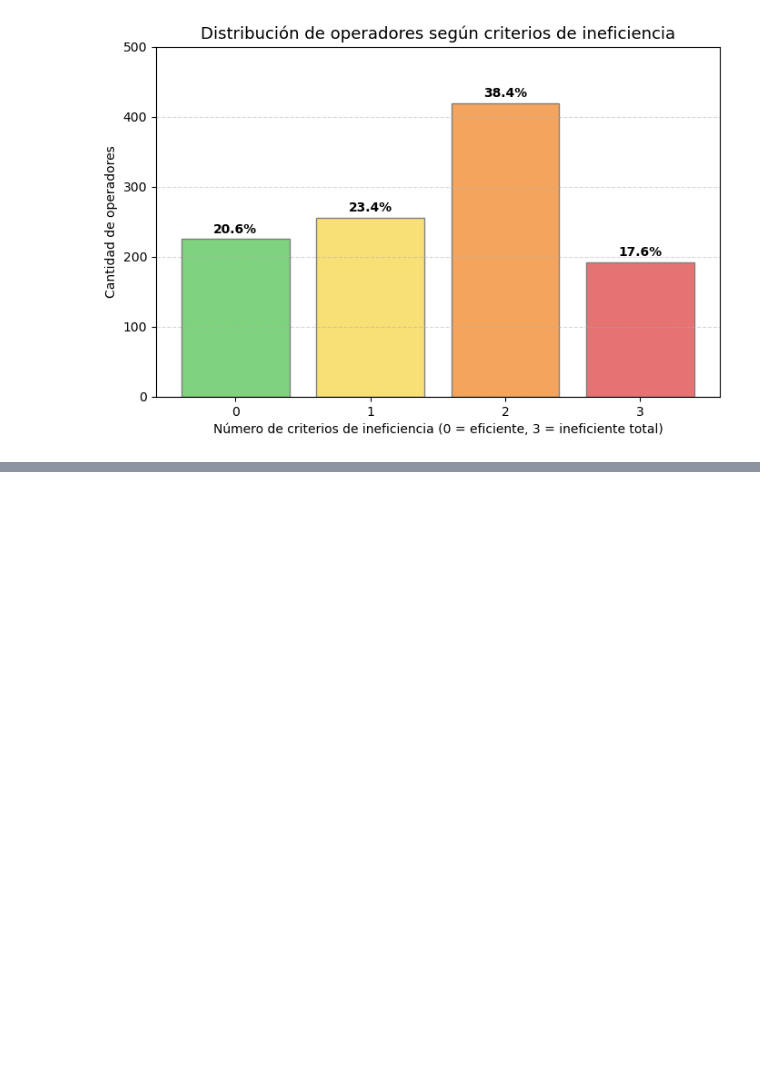
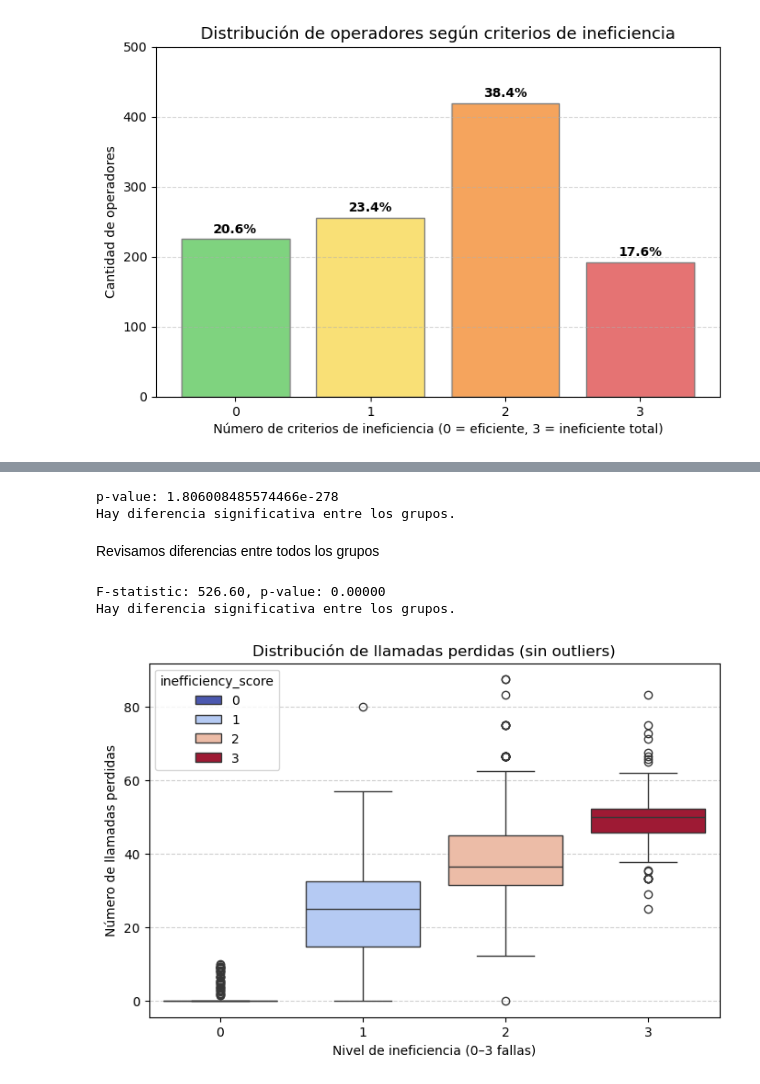
Before and after one commit to latostadorano/inefficient-operators-analysis, a Jupyter notebook: s14_telecom.ipynb, the cells around one changed output, grey strips where cells are left out. Drawn from its saved outputs; the diff is of its cells as text; code cells hidden in the pictures; blank space fills up the shorter version.

```diff
--- a/s14_telecom.ipynb
+++ b/s14_telecom.ipynb
@@ -663,19 +664,19 @@ plt.show()
 # %%
 # Crear etiquetas según el número de criterios fallados
 operator_stats['efficiency_level'] = operator_stats['inefficiency_score'].map({
-    0: 'Eficiente',
+    0: '0 fallas',
     1: '1 falla',
     2: '2 fallas',
-    3: 'Ineficiente total'
+    3: '3 fallas'
 })
 
 # Crear una base de datos separada para cada grupo
-efficient_df = operator_stats[operator_stats['efficiency_level'] == 'Eficiente']
+efficient_df = operator_stats[operator_stats['efficiency_level'] == '0 fallas']
 one_fail_df = operator_stats[operator_stats['efficiency_level'] == '1 falla']
 two_fail_df = operator_stats[operator_stats['efficiency_level'] == '2 fallas']
-inefficient_df = operator_stats[operator_stats['efficiency_level'] == 'Ineficiente total']
+inefficient_df = operator_stats[operator_stats['efficiency_level'] == '3 fallas']
 
-print(f'Efficients = {efficient_df.shape[0]}')
+print(f'No fails = {efficient_df.shape[0]}')
 print(f'One fail = {one_fail_df.shape[0]}')
 print(f'Two fails = {two_fail_df.shape[0]}')
 print(f'Three fails = {inefficient_df.shape[0]}')
@@ -686,0 +715,67 @@ Three fails = 192
+# %%
+# Comparación de missed_call_rate entre eficientes e ineficientes
+efficient = operator_stats[operator_stats['efficiency_level'] == '0 fallas']['missed_call_rate']
+inefficient = operator_stats[operator_stats['efficiency_level'] == '3 fallas']['missed_call_rate']
+
+# prueba de diferencia de medias (sin complicaciones)
+tstat, pval = stats.ttest_ind(efficient, inefficient)
+print("p-value:", pval)
+
+if pval < 0.05:
+    print("Hay diferencia significativa entre los grupos.")
+else:
+    print("No hay evidencia suficiente para decir que difieren.")
+# %% [output]
+p-value: 1.806008485574466e-278
+Hay diferencia significativa entre los grupos.
+# %% [markdown]
+Revisamos diferencias entre todos los grupos
+# %%
+# Crear grupos
+group0 = operator_stats[operator_stats['inefficiency_score'] == 0]['missed_call_rate']
+group1 = operator_stats[operator_stats['inefficiency_score'] == 1]['missed_call_rate']
+group2 = operator_stats[operator_stats['inefficiency_score'] == 2]['missed_call_rate']
+group3 = operator_stats[operator_stats['inefficiency_score'] == 3]['missed_call_rate']
+
+# ANOVA
+f_stat, p_value = stats.f_oneway(group0, group1, group2, group3)
+print(f"F-statistic: {f_stat:.2f}, p-value: {p_value:.5f}")
+
+if p_value < 0.05:
+    print("Hay diferencia significativa entre los grupos.")
+else:
+    print("No hay evidencia suficiente para decir que difieren.")
+# %% [output]
+F-statistic: 526.60, p-value: 0.00000
+Hay diferencia significativa entre los grupos.
+# %%
+# Graficaremos las diferencia de llamadas perdidas entre grupos
+
+def remove_outliers(df, column):
+    Q1 = df[column].quantile(0.25)
+    Q3 = df[column].quantile(0.75)
+    IQR = Q3 - Q1
+    lower_bound = Q1 - 1.5 * IQR
+    upper_bound = Q3 + 1.5 * IQR
+    return df[(df[column] >= lower_bound) & (df[column] <= upper_bound)]
+
+# Aplicamos la función
+clean_df = remove_outliers(operator_stats, 'missed_call_rate')
+
+# Graficamos sin outliers
+plt.figure(figsize=(8,5))
+sns.boxplot(
+    data=clean_df,
+    x='inefficiency_score',
+    y='missed_call_rate',
+    palette='coolwarm',
+    hue = 'inefficiency_score'
+)
+
+plt.title('Distribución de llamadas perdidas (sin outliers)')
+plt.xlabel('Nivel de ineficiencia (0–3 fallas)')
+plt.ylabel('Número de llamadas perdidas')
+plt.grid(axis='y', linestyle='--', alpha=0.6)
+plt.show()
+# %% [output]
+[figure, added]
```
Also changed, not shown: parts of 22 cells of this notebook.
